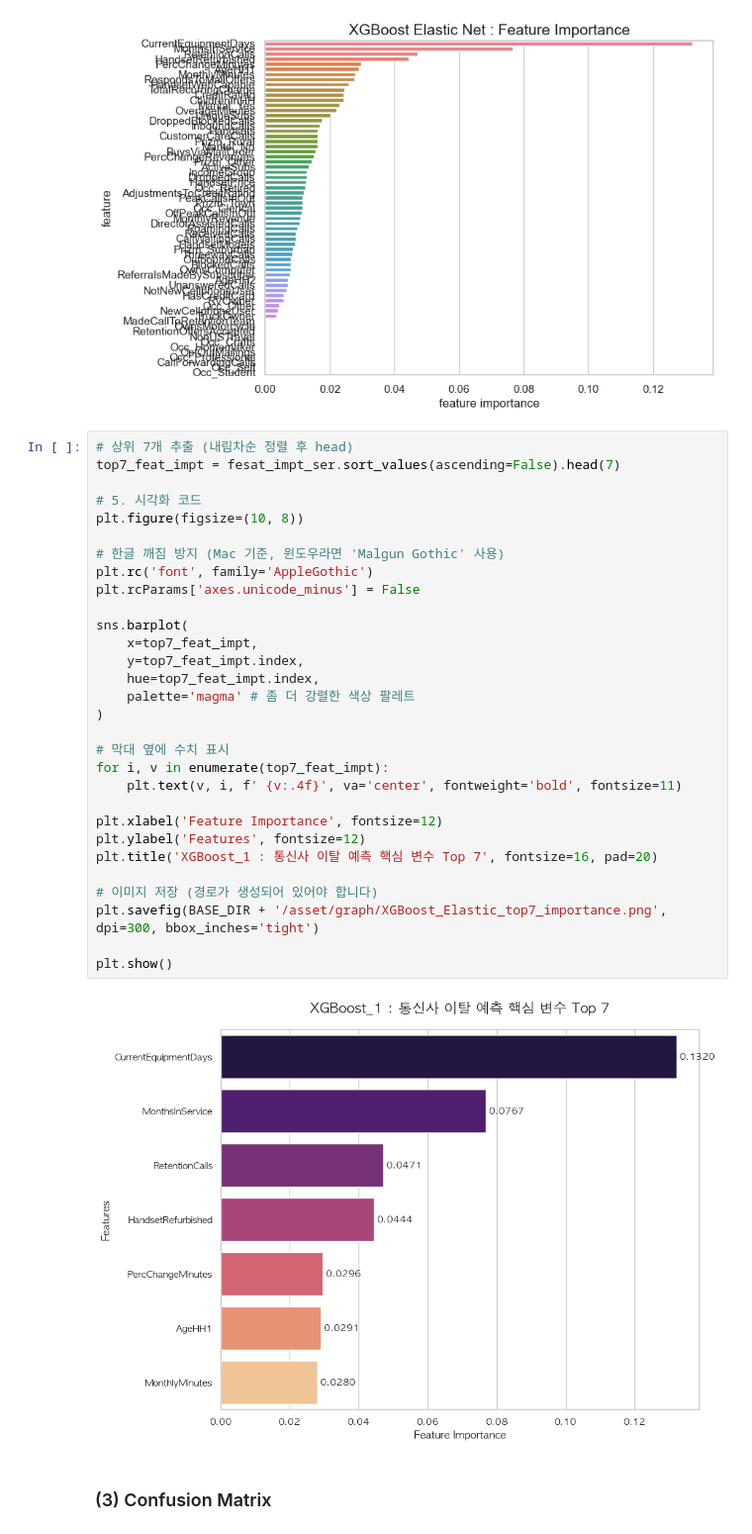
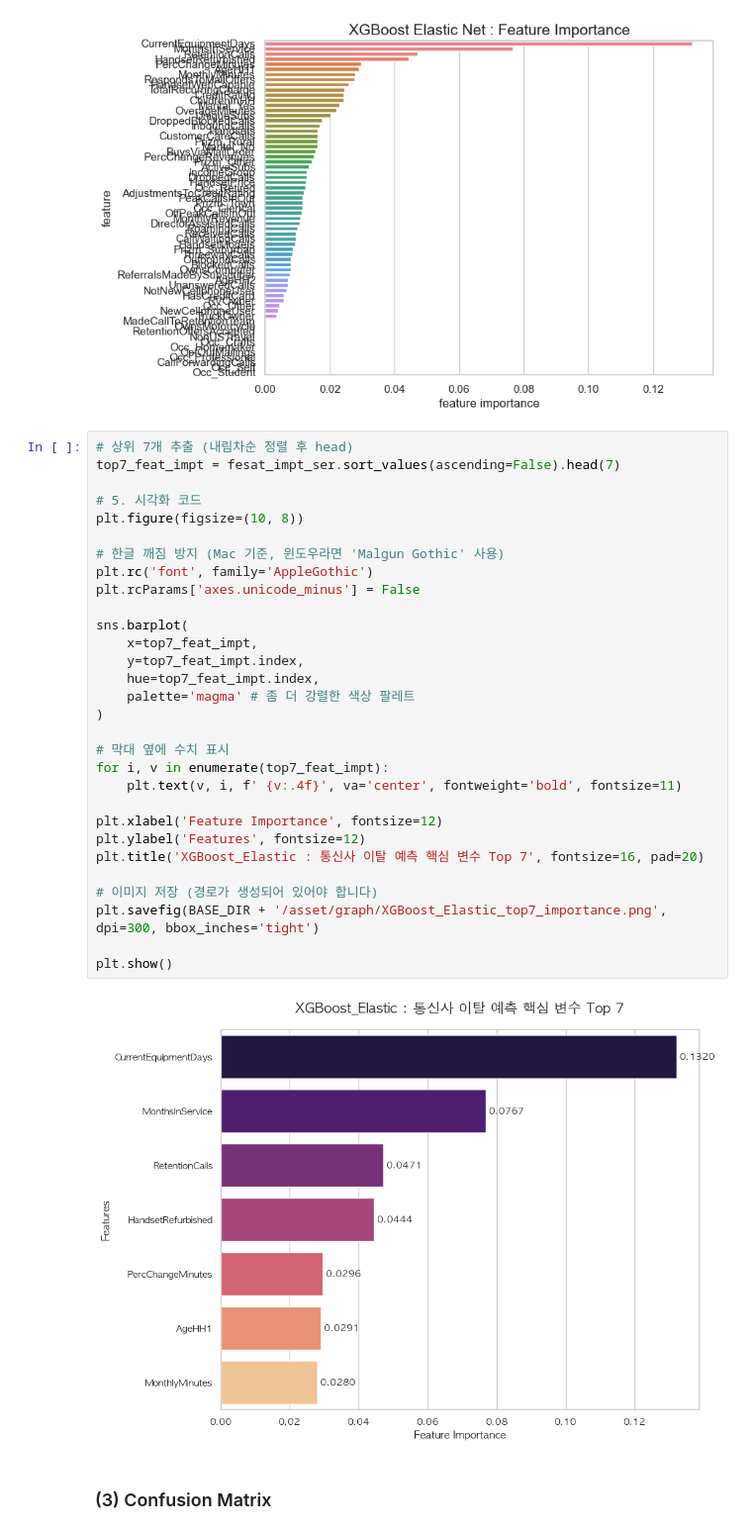
Before and after one commit to SKNETWORKS-FAMILY-AICAMP/SKN24-2nd-6Team, a Jupyter notebook: src/models/xgboost/ML_XGboost.ipynb, the cells around one changed output. Shown at 99% size. Cells and saved outputs as stored; diff of their text form.

```diff
--- a/src/models/xgboost/ML_XGboost.ipynb
+++ b/src/models/xgboost/ML_XGboost.ipynb
@@ -658,35 +658,35 @@ plt.show()
 # %%
 # 상위 7개 추출 (내림차순 정렬 후 head)
 top7_feat_impt = fesat_impt_ser.sort_values(ascending=False).head(7)
 
 # 5. 시각화 코드
 plt.figure(figsize=(10, 8))
 
 # 한글 깨짐 방지 (Mac 기준, 윈도우라면 'Malgun Gothic' 사용)
 plt.rc('font', family='AppleGothic')
 plt.rcParams['axes.unicode_minus'] = False
 
 sns.barplot(
     x=top7_feat_impt,
     y=top7_feat_impt.index,
     hue=top7_feat_impt.index,
     palette='magma' # 좀 더 강렬한 색상 팔레트
 )
 
 # 막대 옆에 수치 표시
 for i, v in enumerate(top7_feat_impt):
     plt.text(v, i, f' {v:.4f}', va='center', fontweight='bold', fontsize=11)
 
 plt.xlabel('Feature Importance', fontsize=12)
 plt.ylabel('Features', fontsize=12)
-plt.title('XGBoost_1 : 통신사 이탈 예측 핵심 변수 Top 7', fontsize=16, pad=20)
+plt.title('XGBoost_Elastic : 통신사 이탈 예측 핵심 변수 Top 7', fontsize=16, pad=20)
 
 # 이미지 저장 (경로가 생성되어 있어야 합니다)
 plt.savefig(BASE_DIR + '/asset/graph/XGBoost_Elastic_top7_importance.png', dpi=300, bbox_inches='tight')
 
 plt.show()
 # %% [output]
-[figure, old version]
+[figure, new version]
 # %% [markdown]
 ### (3) Confusion Matrix
 # %%
```
Also changed, not shown: parts of 9 cells of this notebook, 5 other files.
